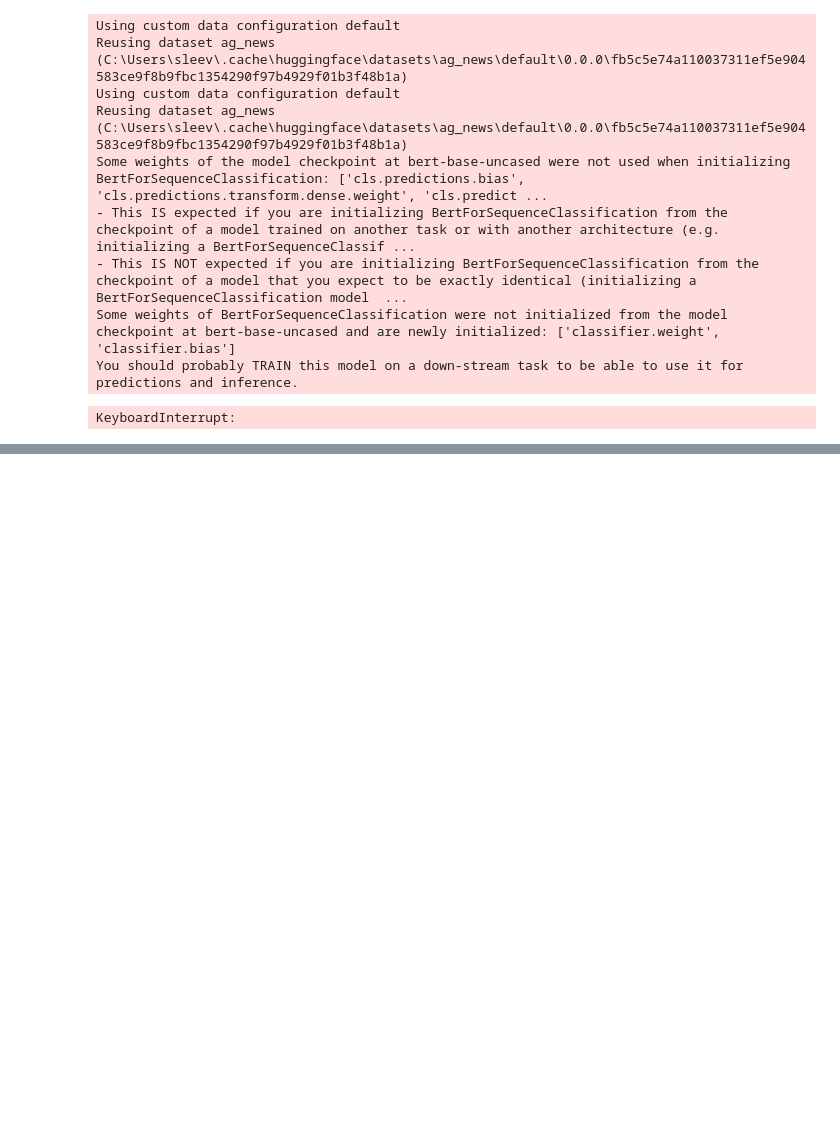
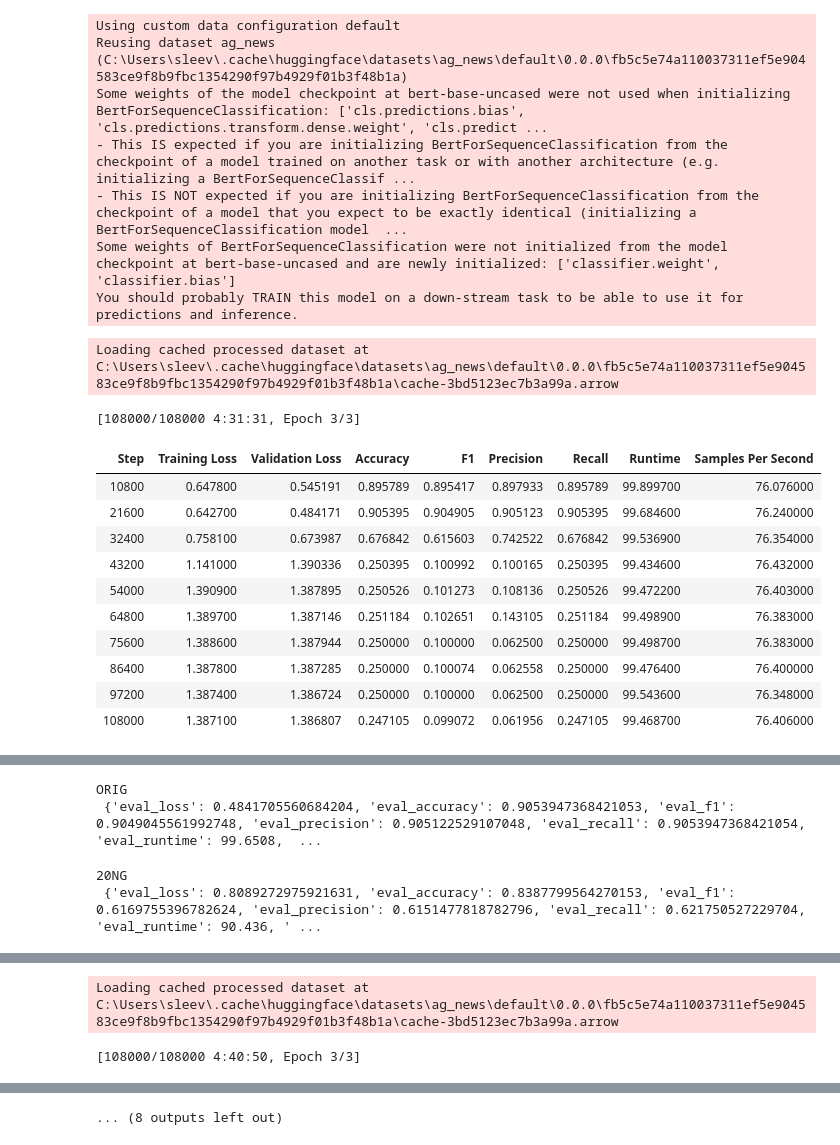
Before and after one commit to asakhala921/Sibyl_eval, a Jupyter notebook: train_AG_NEWS.ipynb, the cells around one changed output, grey strips where cells are left out. Saved outputs shown, nothing was run; the diff lists cells and outputs as text; code cells hidden in the pictures; blank space fills up the shorter version.

```diff
--- a/train_AG_NEWS.ipynb
+++ b/train_AG_NEWS.ipynb
@@ -122,7 +122,7 @@ def get_20NG_test_dataset():
 use_pretrain = False
 soft_target = False
 
-for t in ['ORIG', 'INV']:
+for t in ['ORIG', 'INV', 'SIB', 'INVSIB']:
     for MODEL_NAME in MODEL_NAMES:
 
         eval_only = False
@@ -247,33 +247,43 @@ for t in ['ORIG', 'INV']:
                 model=model,
                 args=training_args,
                 compute_metrics=compute_metrics,
                 train_dataset=train_dataset,
                 eval_dataset=test_dataset,
                 # callbacks=[EarlyStoppingCallback(early_stopping_patience=10)]
             )
 
         if not eval_only:
             trainer.train()
 
         trainer.compute_metrics = compute_metrics
 
         # test with ORIG data
         trainer.eval_dataset = test_dataset
         out_orig = trainer.evaluate()
         print('ORIG \n', out_orig)
 
         # test with 20NG data
         trainer.eval_dataset = test_dataset_20NG
         out_20NG = trainer.evaluate()
         print('20NG \n', out_20NG)
 # %% [output]
-Using custom data configuration default
-Reusing dataset ag_news (C:\Users\sleev\.cache\huggingface\datasets\ag_news\default\0.0.0\fb5c5e74a110037311ef5e904583ce9f8b9fbc1354290f97b4929f01b3f48b1a)
 Using custom data configuration default
 Reusing dataset ag_news (C:\Users\sleev\.cache\huggingface\datasets\ag_news\default\0.0.0\fb5c5e74a110037311ef5e904583ce9f8b9fbc1354290f97b4929f01b3f48b1a)
 Some weights of the model checkpoint at bert-base-uncased were not used when initializing BertForSequenceClassification: ['cls.predictions.bias', 'cls.predictions.transform.dense.weight', 'cls.predict ...
 - This IS expected if you are initializing BertForSequenceClassification from the checkpoint of a model trained on another task or with another architecture (e.g. initializing a BertForSequenceClassif ...
 - This IS NOT expected if you are initializing BertForSequenceClassification from the checkpoint of a model that you expect to be exactly identical (initializing a BertForSequenceClassification model  ...
 Some weights of BertForSequenceClassification were not initialized from the model checkpoint at bert-base-uncased and are newly initialized: ['classifier.weight', 'classifier.bias']
 You should probably TRAIN this model on a down-stream task to be able to use it for predictions and inference.
-KeyboardInterrupt:
+Loading cached processed dataset at C:\Users\sleev\.cache\huggingface\datasets\ag_news\default\0.0.0\fb5c5e74a110037311ef5e904583ce9f8b9fbc1354290f97b4929f01b3f48b1a\cache-3bd5123ec7b3a99a.arrow
+[108000/108000 4:31:31, Epoch 3/3]
+| Step | Training Loss | Validation Loss | Accuracy | F1 | Precision | Recall | Runtime | Samples Per Second |
+| 10800 | 0.647800 | 0.545191 | 0.895789 | 0.895417 | 0.897933 | 0.895789 | 99.899700 | 76.076000 |
+| 21600 | 0.642700 | 0.484171 | 0.905395 | 0.904905 | 0.905123 | 0.905395 | 99.684600 | 76.240000 |
+| 32400 | 0.758100 | 0.673987 | 0.676842 | 0.615603 | 0.742522 | 0.676842 | 99.536900 | 76.354000 |
+| 43200 | 1.141000 | 1.390336 | 0.250395 | 0.100992 | 0.100165 | 0.250395 | 99.434600 | 76.432000 |
+| 54000 | 1.390900 | 1.387895 | 0.250526 | 0.101273 | 0.108136 | 0.250526 | 99.472200 | 76.403000 |
+| 64800 | 1.389700 | 1.387146 | 0.251184 | 0.102651 | 0.143105 | 0.251184 | 99.498900 | 76.383000 |
+| 75600 | 1.388600 | 1.387944 | 0.250000 | 0.100000 | 0.062500 | 0.250000 | 99.498700 | 76.383000 |
+| 86400 | 1.387800 | 1.387285 | 0.250000 | 0.100074 | 0.062558 | 0.250000 | 99.476400 | 76.400000 |
+| 97200 | 1.387400 | 1.386724 | 0.250000 | 0.100000 | 0.062500 | 0.250000 | 99.543600 | 76.348000 |
+| 108000 | 1.387100 | 1.386807 | 0.247105 | 0.099072 | 0.061956 | 0.247105 | 99.468700 | 76.406000 |
@@ -279,0 +291,4 @@ KeyboardInterrupt:
+ORIG
+ {'eval_loss': 0.4841705560684204, 'eval_accuracy': 0.9053947368421053, 'eval_f1': 0.9049045561992748, 'eval_precision': 0.905122529107048, 'eval_recall': 0.9053947368421054, 'eval_runtime': 99.6508,  ...
+20NG
+ {'eval_loss': 0.8089272975921631, 'eval_accuracy': 0.8387799564270153, 'eval_f1': 0.6169755396782624, 'eval_precision': 0.6151477818782796, 'eval_recall': 0.621750527229704, 'eval_runtime': 90.436, ' ...
@@ -279,0 +302,2 @@ KeyboardInterrupt:
+Loading cached processed dataset at C:\Users\sleev\.cache\huggingface\datasets\ag_news\default\0.0.0\fb5c5e74a110037311ef5e904583ce9f8b9fbc1354290f97b4929f01b3f48b1a\cache-3bd5123ec7b3a99a.arrow
+[108000/108000 4:40:50, Epoch 3/3]
@@ -279,0 +316 @@ KeyboardInterrupt:
+... (8 outputs left out)
```
Also changed, not shown: parts of 1 cell of this notebook.
